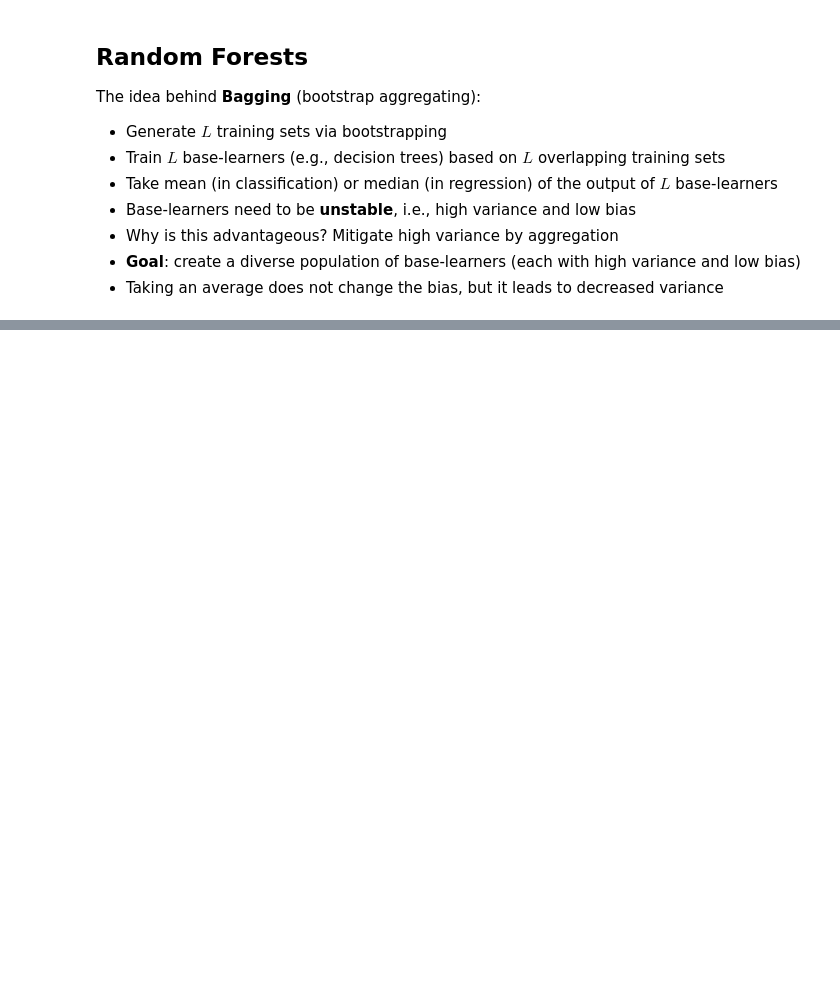
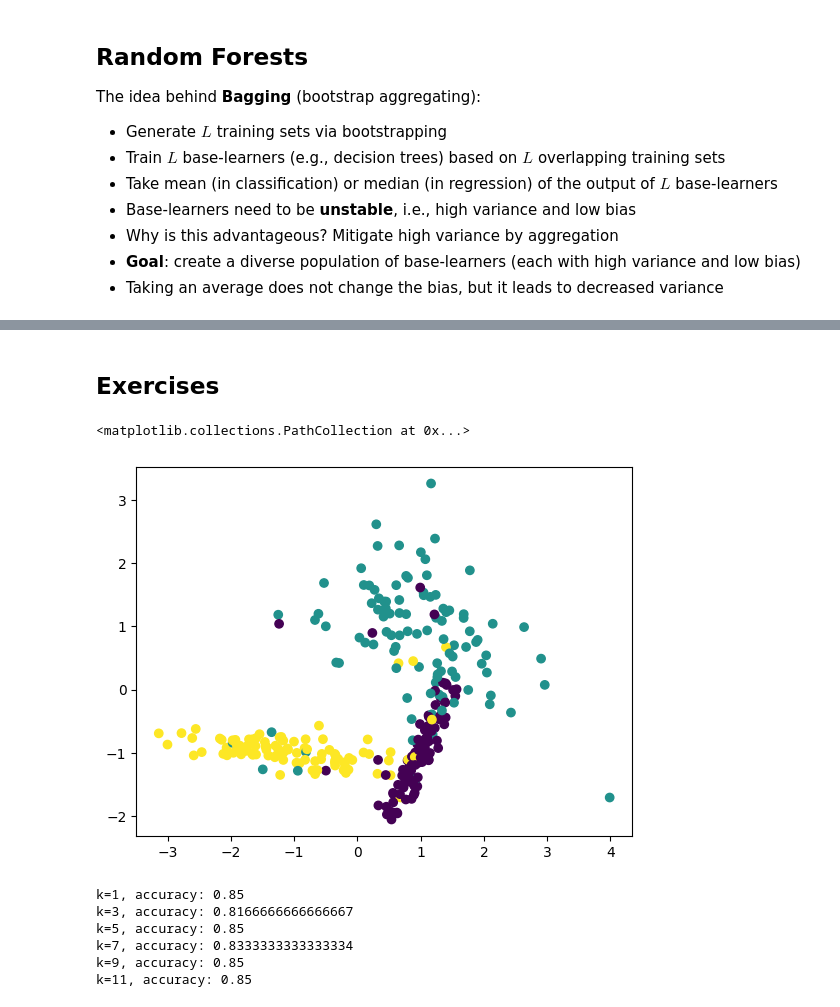
Before and after one commit to Zuyd-ADSAI/ZM001-2425-data-science, a Jupyter notebook: notebooks/ds_week7_supervised_learning.ipynb, the cells around one changed output, grey strips where cells are left out. Drawn from its saved outputs; the diff is of its cells as text; code cells hidden in the pictures; blank space fills up the shorter version.

```diff
--- a/notebooks/ds_week7_supervised_learning.ipynb
+++ b/notebooks/ds_week7_supervised_learning.ipynb
@@ -549,0 +358,9 @@ plt.show()
+# %% [markdown]
+## Exercises
+# %%
+# Read the dataset
+data = pd.read_csv('../datasets/data_dc7.csv')
+plt.scatter(data['feature_1'], data['feature_2'], c=data['target'], cmap='viridis')
+# %% [output]
+<matplotlib.collections.PathCollection at 0x...>
+[figure, added]
@@ -549,0 +372,17 @@ plt.show()
+# %%
+ks = [1, 3, 5, 7, 9, 11]
+
+for k in ks:
+    knn = KNeighborsClassifier(n_neighbors=k)
+    knn.fit(X_train, y_train)
+    y_pred = knn.predict(X_test)
+
+    acc = np.sum(y_pred == y_test)/y_test.shape[0]
+    print(f"{k=}, accuracy: {float(acc)}")
+# %% [output]
+k=1, accuracy: 0.85
+k=3, accuracy: 0.8166666666666667
+k=5, accuracy: 0.85
+k=7, accuracy: 0.8333333333333334
+k=9, accuracy: 0.85
+k=11, accuracy: 0.85
```
Also changed, not shown: parts of 36 cells of this notebook, 1 other file.
